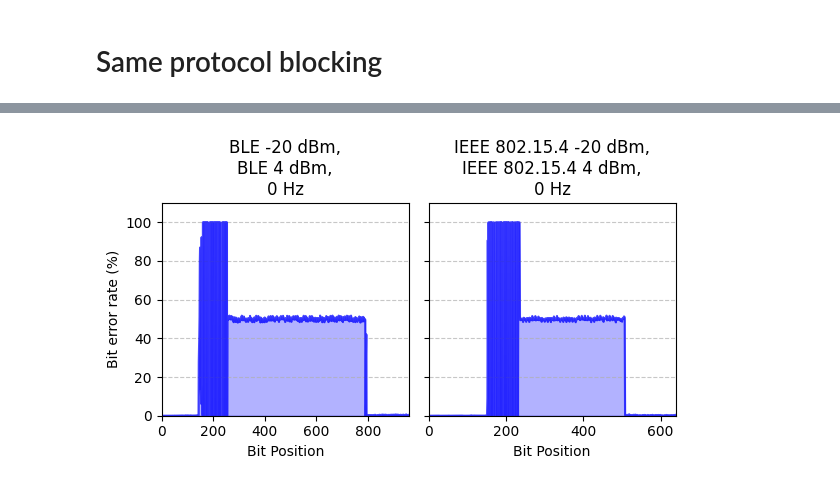
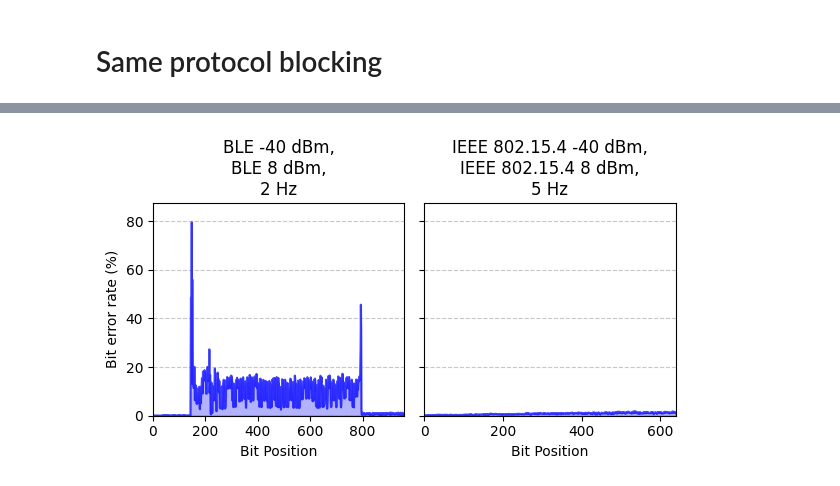
Before and after one commit to SDMote/badillosanjuan25experimental, a Jupyter notebook: python_scripts/data_analysis.ipynb, the cells around one changed output, grey strips where cells are left out. Saved outputs shown, nothing was run; the diff lists cells and outputs as text; code cells hidden in the pictures.

Commit message:
checkpoint: same-protocol adjacent bands interferences

```diff
--- a/python_scripts/data_analysis.ipynb
+++ b/python_scripts/data_analysis.ipynb
@@ -581,10 +581,8 @@ plot_cumulative_bit_errors_array(example_files, figsize=(12, 3.5),
 # %% [markdown]
 # Same protocol blocking
 # %%
-filename = "experiment_data/random_same_protocol_2425MHz"
-# filename = "experiment_data/same_protocol_random_sequence"
-# filename = "experiment_data/same_protocol_blocker"
-
+# filename = "experiment_data/random_same_protocol_2425MHz_tx-20dBm"
+filename = "experiment_data/random_same_protocol_2425MHz_tx-40dBm"
 # Parse file names into dictionaries
 files_dict_same = parse_data_to_dictionary(filename)
 
@@ -618,9 +604,9 @@ plot_grouped_ber_with_subplots(files_dict_same,
 # %%
 # Example: Plot for an array of files
 example_file_same = [
-    files_dict_same["BLE1MBit_BLE1MBit"][11],
-    files_dict_same["IEEE802154250Kbit_IEEE802154250Kbit"][11],
+    files_dict_same["BLE1MBit_BLE1MBit"][17],
+    files_dict_same["IEEE802154250Kbit_IEEE802154250Kbit"][17],
 ]
 plot_cumulative_bit_errors_array(example_file_same, figsize=(6,3.5))
 # %% [output]
-[figure, old version]
+[figure, new version]
```
Also changed, not shown: parts of 1 cell of this notebook, 2 other files.
